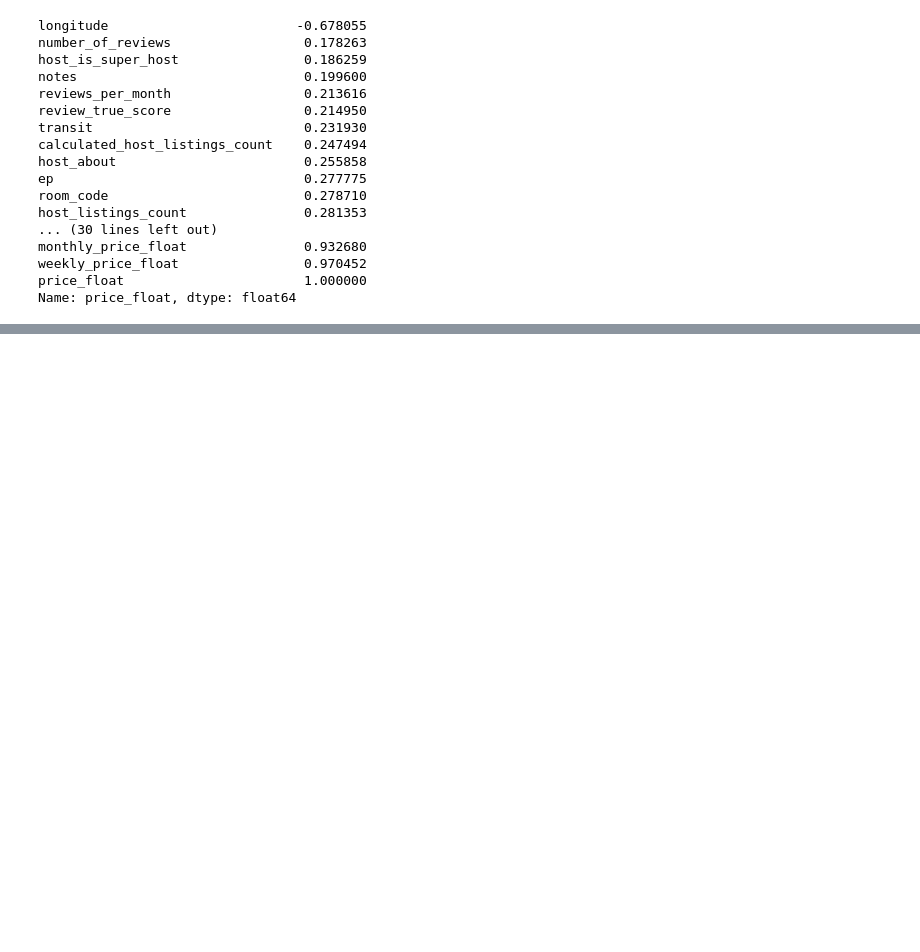
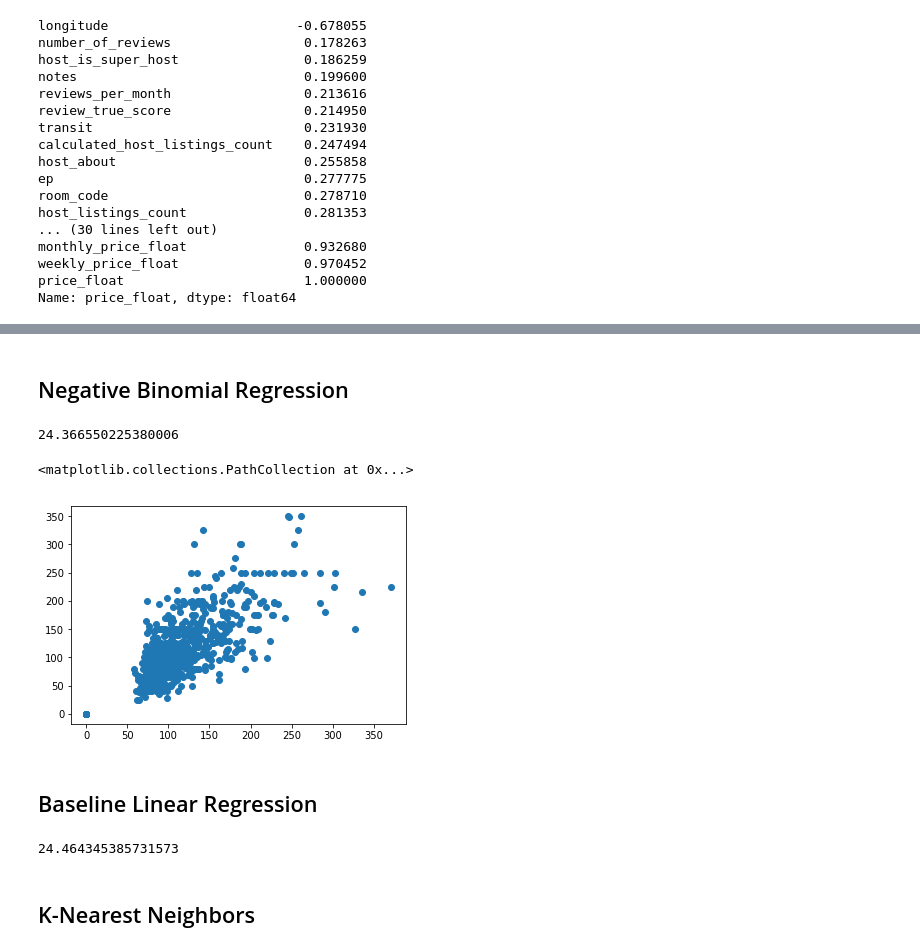
Before and after one commit to kevinhuynh23/RACK, a Jupyter notebook: model.ipynb, the cells around one changed output, grey strips where cells are left out. Saved outputs shown, nothing was run; the diff lists cells and outputs as text; code cells hidden in the pictures; blank space fills up the shorter version.

```diff
--- a/model.ipynb
+++ b/model.ipynb
@@ -100,0 +221,3 @@ mod = forward_selected(result, 'price_float')
+# %%
+formula = ' + '.join(i for i in list(selected_cols[1:]))
+formula = 'price_float ~ ' + formula
@@ -101,7 +228,7 @@ mod = forward_selected(result, 'price_float')
 # %%
 train_features, test_features, train_outcome, test_outcome = train_test_split(
-    result.drop('price_float', axis=1),
-    result.price_float,
+    temp.drop('price_float', axis=1),
+    temp.price_float,
     test_size=0.30,
     random_state=15
 )
@@ -119,2 +235,21 @@ selector.score(test_features, test_outcome)
+# %% [markdown]
+## Negative Binomial Regression
+# %%
+mod = smf.glm(formula=formula,
+              data=temp,
+              family=sm.families.NegativeBinomial())
+mod = mod.fit()
+
+predictions_nb = mod.predict(test_features)
+
+nbr_score = mean_absolute_error(predictions_nb, test_outcome)
+nbr_score
+# %% [output]
+24.366550225380006
 # %%
-plt.scatter(test_outcome, selector.predict(test_features))
+plt.scatter(predictions_nb, test_outcome)
+# %% [output]
+<matplotlib.collections.PathCollection at 0x...>
+[figure, added]
+# %% [markdown]
+## Baseline Linear Regression
@@ -121,2 +263,11 @@ plt.scatter(test_outcome, selector.predict(test_features))
+# %%
+from sklearn.metrics import mean_absolute_error
+
+base_lin_score = mean_absolute_error(test_outcome, pred)
+base_lin_score
+# %% [output]
+24.464345385731573
+# %% [markdown]
+## K-Nearest Neighbors
 # %%
 from sklearn.neighbors import KNeighborsRegressor    # KNN regressor
```
Also changed, not shown: parts of 33 cells of this notebook, 1 other file.
